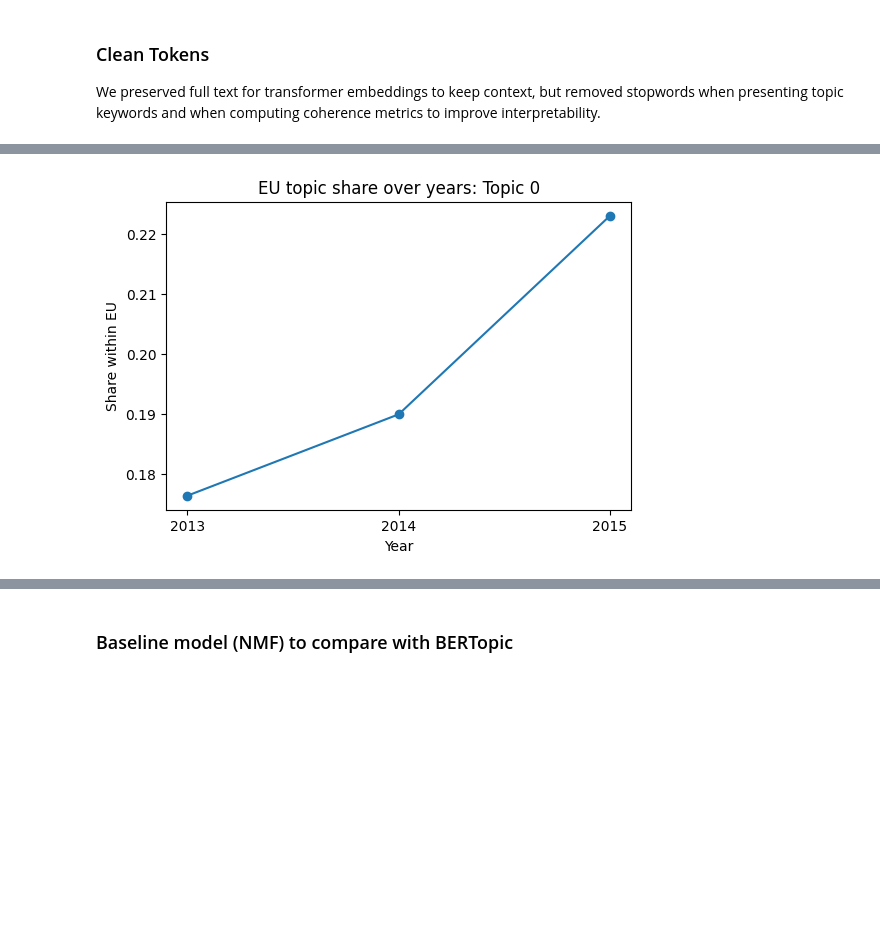
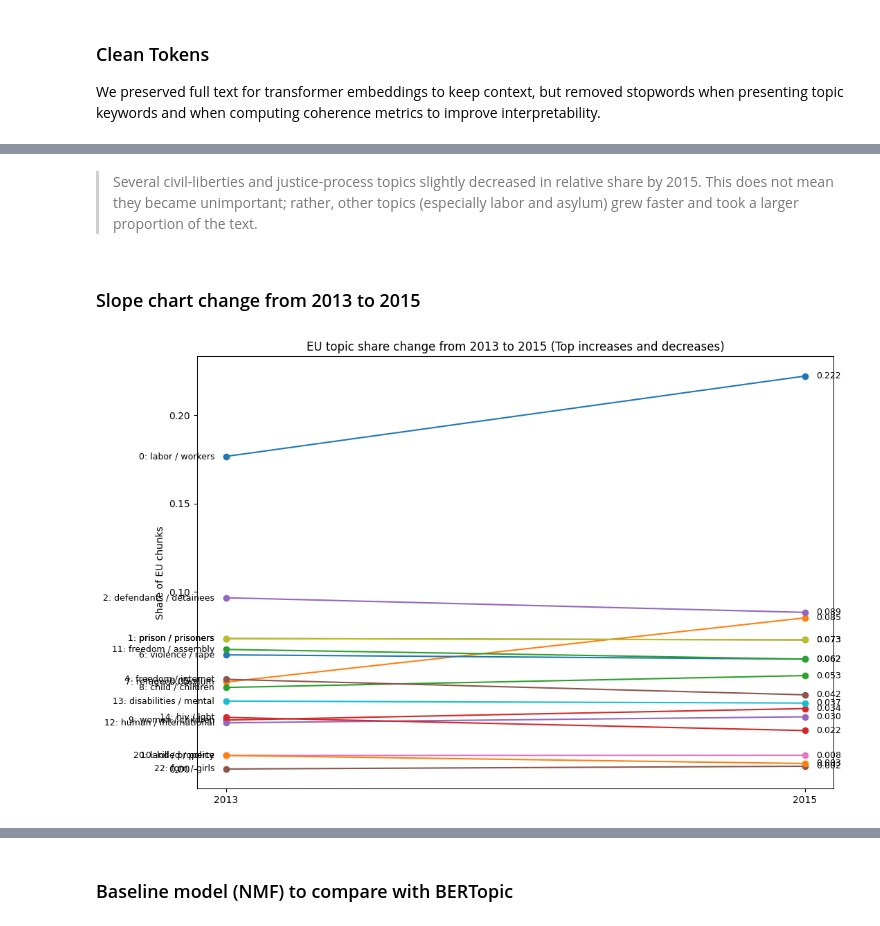
Before and after one commit to E-Zahra/Text-Mining-Project-US-EU-Diplomatic-Communications-2013-2015-, a Jupyter notebook: dataset /topicmodeling.ipynb, the cells around one changed output, grey strips where cells are left out. Drawn from its saved outputs; the diff is of its cells as text; code cells hidden in the pictures; blank space fills up the shorter version.

```diff
--- a/dataset /topicmodeling.ipynb
+++ b/dataset /topicmodeling.ipynb
@@ -771,15 +799,42 @@ out.reset_index().rename(columns={"index":"topic"})
-# %%
-import matplotlib.pyplot as plt
-
-topic_to_plot = valid_topic_ids[0]  # choose one important topic
-tmp = eu_year[eu_year["topic"] == topic_to_plot].sort_values("year")
-
-plt.figure(figsize=(6,4))
-plt.plot(tmp["year"], tmp["share"], marker="o")
-plt.title(f"EU topic share over years: {topic_name(topic_to_plot)}")
-plt.xlabel("Year")
-plt.ylabel("Share within EU")
-plt.xticks(rotation=0)
-plt.show()
-# %% [output]
-[figure, removed]
+# %% [markdown]
+>Several civil-liberties and justice-process topics slightly decreased in relative share by 2015. This does not mean they became unimportant; rather, other topics (especially labor and asylum) grew faster and took a larger proportion of the text.
+# %% [markdown]
+### Slope chart change from 2013 to 2015
+# %%
+import matplotlib.pyplot as plt
+import pandas as pd
+
+plot_df = out.reset_index().rename(columns={"index":"topic"}).copy()
+
+# Ensure year columns are strings (consistent)
+for y in years:
+    if y in plot_df.columns:
+        plot_df[str(y)] = plot_df[y]
+    elif str(y) in plot_df.columns:
+        pass
+
+# Use only the first and last year
+y_first = str(years[0])
+y_last  = str(years[-1])
+
+plot_df = plot_df.sort_values("delta_first_to_last", ascending=False)
+top_up = plot_df.head(8)
+top_down = plot_df.tail(8)
+plot_df2 = pd.concat([top_up, top_down], ignore_index=True)
+
+plt.figure(figsize=(11, 7))
+for _, r in plot_df2.iterrows():
+    y0 = r.loc[y_first]
+    y1 = r.loc[y_last]
+    label = f'{int(r["topic"])}: {r["topic_name"]}'
+    plt.plot([0, 1], [y0, y1], marker='o')
+    plt.text(-0.02, y0, label, ha='right', va='center', fontsize=9)
+    plt.text(1.02, y1, f'{y1:.3f}', ha='left', va='center', fontsize=9)
+
+plt.xticks([0, 1], [y_first, y_last])
+plt.ylabel("Share of EU chunks")
+plt.title(f"EU topic share change from {y_first} to {y_last} (Top increases and decreases)")
+plt.tight_layout()
+plt.show()
+# %% [output]
+[figure, added]
```
Also changed, not shown: parts of 84 cells of this notebook.
